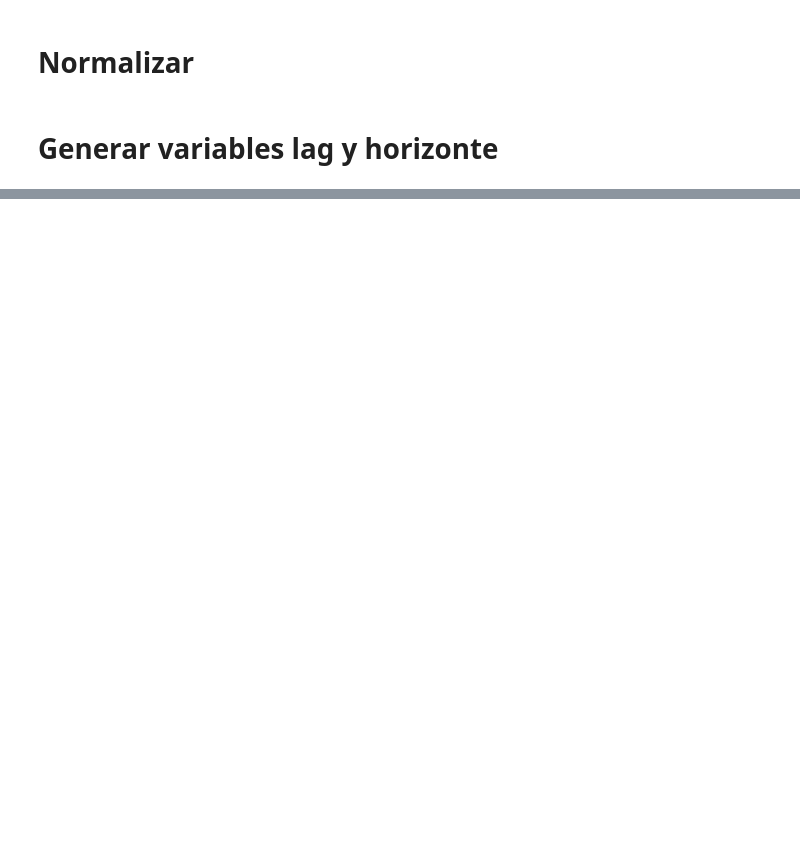
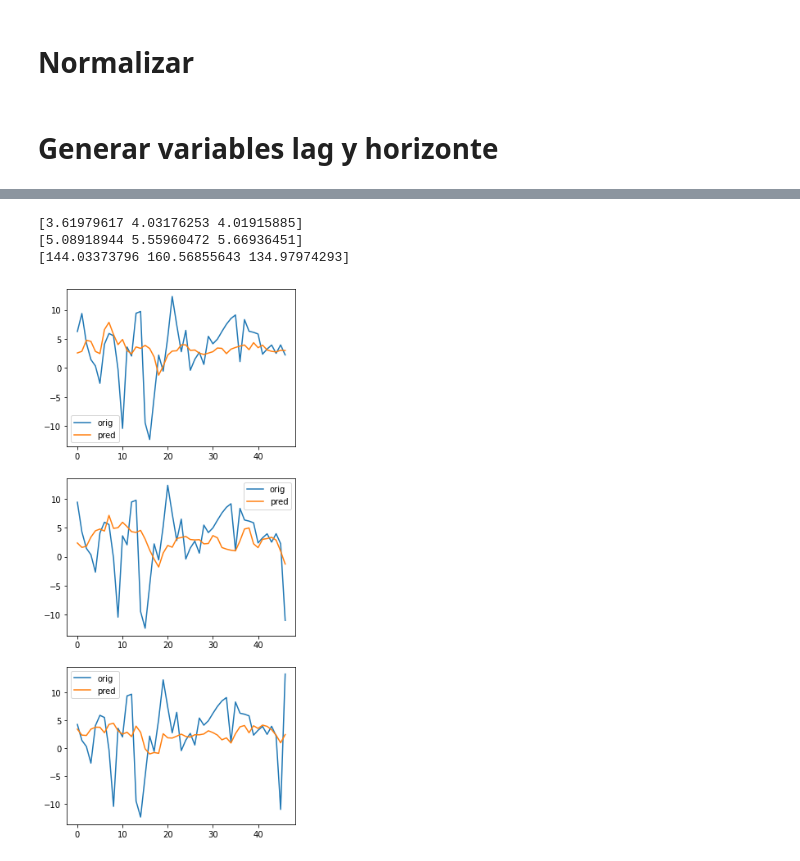
Before and after one commit to valegrei/gdp-growth-forecast, a Jupyter notebook: gdp_growth_forecasting/modelamiento/modelos.ipynb, the cells around one changed output, grey strips where cells are left out. Cells and saved outputs as stored; diff of their text form; code cells hidden in the pictures; blank space fills up the shorter version.

```diff
--- a/gdp_growth_forecasting/modelamiento/modelos.ipynb
+++ b/gdp_growth_forecasting/modelamiento/modelos.ipynb
@@ -72,0 +204,16 @@ df_std.iloc[:,:] = np.clip(df_std,-5,5)
+# %%
+y_pred = cnn.predict(x_test)
+
+dn_y_test = std_scaler_y_test.inverse_transform(y_test)
+dn_y_pred = std_scaler_y_test.inverse_transform(y_pred)
+
+print(mae(dn_y_test,dn_y_pred))
+print(rmse(dn_y_test,dn_y_pred))
+print(mape(dn_y_test,dn_y_pred))
+
+plot_pred(dn_y_test,dn_y_pred)
+# %% [output]
+[3.61979617 4.03176253 4.01915885]
+[5.08918944 5.55960472 5.66936451]
+[144.03373796 160.56855643 134.97974293]
+[figure, added]
```
Also changed, not shown: parts of 47 cells of this notebook.
